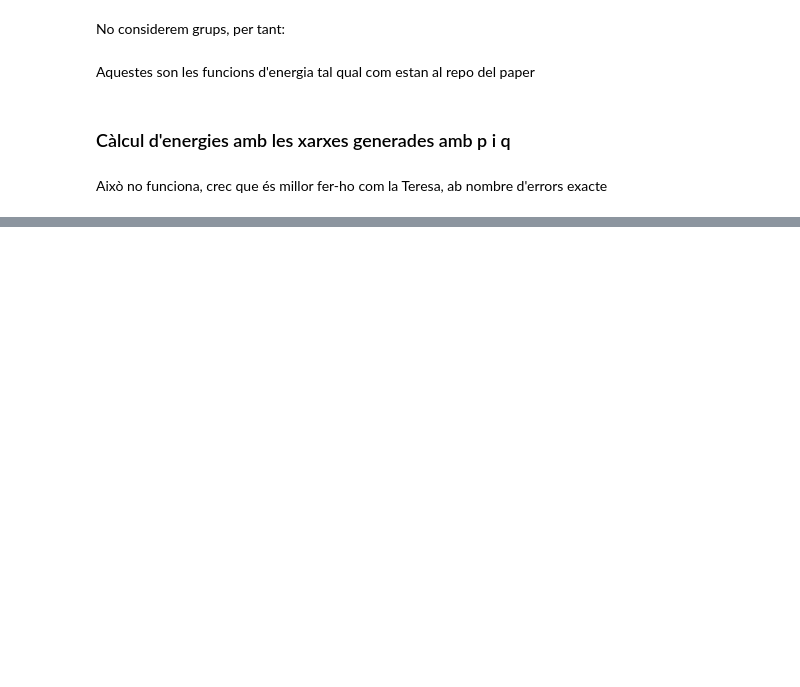
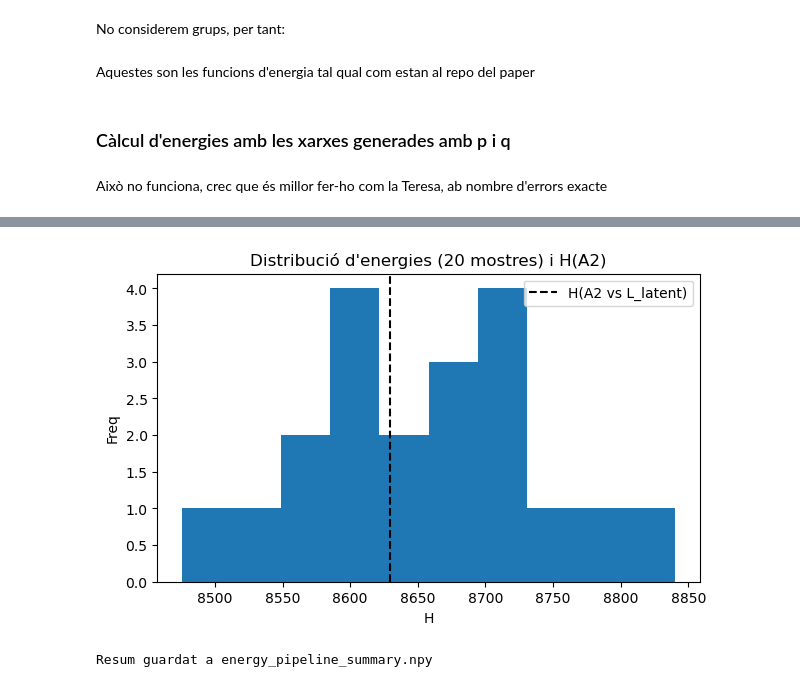
Before and after one commit to cristinacuartero/networkalignment, a Jupyter notebook: crear_blueprint.ipynb, the cells around one changed output, grey strips where cells are left out. Saved outputs shown, nothing was run; the diff lists cells and outputs as text; code cells hidden in the pictures; blank space fills up the shorter version.

```diff
--- a/crear_blueprint.ipynb
+++ b/crear_blueprint.ipynb
@@ -309,7 +309,7 @@ Guardades les xarxes amb errors exactes a: synthetic_repo_errors.npy
 # %% [markdown]
 # Generar xarxes amb p i q
 # %%
-num_networks = 6
+num_networks = 2
 A_test = np.zeros((num_networks, Nx, Nx))
 
 p = p_paper
@@ -611,41 +606,28 @@ def permu_groups(L_f, A_f, start_f):
 # %% [markdown]
 Això no funciona, crec que és millor fer-ho com la Teresa, ab nombre d'errors exacte
 # %%
-'''
-#  ======================================================
-# PIPELINE COMPLET (versió debugable, sense numba/@jit)
-# - Carrega: A2_blueprint.npy i synthetic_paper.npy
-# - Defineix les funcions d'energia del repo (adaptades a Python)
-# - Calcula mapes (permu_groups), overlaps i H per cada xarxa
-# - Construeix L_latent amb L_wiring
-# - Genera 10 mostres de 2 xarxes base i calcula les seves H
-# - Guarda resultats i mostra un histograma
-# ======================================================
 
 import numpy as np
 import math
 import os
 import matplotlib.pyplot as plt
 
-# -------------------------
+
 # Paràmetres i noms fitxers
-# -------------------------
+
 blueprint_file = "A2_blueprint.npy"
 pq_file = "synthetic_paper.npy"    # xarxes generades amb p_paper,q_paper
 out_H_file = "Hs_synthetic_paper.npy"
 alpha, beta = 5, 2
 
-# -------------------------
-# 0) Comprovacions fitxers
-# -------------------------
+# Comprovacions fitxers
+
 if not os.path.exists(blueprint_file):
     raise FileNotFoundError(f"No trobat {blueprint_file}. Guarda'l a la carpeta del notebook abans d'executar.")
 if not os.path.exists(pq_file):
     raise FileNotFoundError(f"No trobat {pq_file}. Genera'l primer amb p_paper/q_paper.")
 
-# -------------------------
-# 1) Carregar dades
-# -------------------------
+# Carregar dades
 L = np.load(blueprint_file).astype(int)     # blueprint A2
 A_pq = np.load(pq_file).astype(int)         # xarxes generades amb p/q
 Nx = L.shape[0]
@@ -654,9 +636,8 @@ K = A_pq.shape[0]
 print("Carregat blueprint:", blueprint_file, "shape:", L.shape, "edges:", int(L.sum()))
 print("Carregades xarxes p/q:", pq_file, "shape:", A_pq.shape)
 
-# -------------------------
-# 2) Funcions del repo (versió Python, sense @jit)
-# -------------------------
+#Funcions tteresa (sense @jit)
+#
 def hamiltonian_prob(Edges_NoL, Edges_L, overlap_0, overlap_1, alpha, beta):
     """Fórmula del repo: retorna H (scalar)"""
     # prints de control (no massa per no saturar)
@@ -743,7 +724,7 @@ def quicksort(array, etiquetas, begin=0, end=None):
 
 def permu_groups(L_f, A_f, start_f):
     """
-    Implementació fidel al repo però en Python sense numba.
+    Implementació com al repo però en Python sense numba.
     Retorna P_todo de forma (2, K, Nx) on:
       P_todo[0] = P_f (map L -> A)
       P_todo[1] = P_inv_f (map A -> L)
@@ -826,27 +807,24 @@ def permu_groups(L_f, A_f, start_f):
     P_todo[1,:,:] = P_inv_f.copy()
     return P_todo
 
-# -------------------------
-# 3) start_groups (del repo)
-# -------------------------
+
+# start_groups (del repo), probablement no caldria però torno a posar
+
 n_groups = 1
 start_groups = np.zeros(1, dtype=int)
 end_groups = np.zeros(1, dtype=int) + Nx
 size_groups = np.zeros(1, dtype=int) + Nx
 print("start_groups:", start_groups, "end_groups:", end_groups)
 
-# -------------------------
-# 4) Calcular mappings (P_f i P_inv)
-# -------------------------
+# Calcular mappings (P_f i P_inv)
+
 print("\nCalculant permutacions (permu_groups) ...")
 P_todo = permu_groups(L, A_pq, start_groups)
 P_f = P_todo[0,:,:]
 P_inv_f = P_todo[1,:,:]
 print("P_inv_f shape:", P_inv_f.shape)
 
-# -------------------------
 # 5) Calcular overlaps per xarxa i H per xarxa
-# -------------------------
 print("\nCalculant overlaps per xarxa ... (aixo pot trigar una mica segons Nx i K)")
 ovlp_0_vec, ovlp_1_vec = overlap_total_prob_per_network(L, A_pq, P_inv_f)
 Edges_L = int(L.sum())
@@ -864,18 +842,17 @@ for k in range(K):
 np.save(out_H_file, Hs)
 print("\nHs guardats a", out_H_file)
 
-# -------------------------
-# 6) Construir L_latent via L_wiring (utilitzant el mapping P_inv_f)
-# -------------------------
+# Construir L_latent via L_wiring (utilitzant el mapping P_inv_f)
+
 print("\nConstruint L_latent via L_wiring (majority wiring) ...")
 L_latent = L_wiring(A_pq, P_inv_f)
 print("L_latent shape, edges:", L_latent.shape, int(L_latent.sum()))
 np.save("L_latent_from_pq.npy", L_latent)
 print("L_latent guardat a L_latent_from_pq.npy")
 
-# -------------------------
-# 7) Generar 10 mostres per dues xarxes base i calcular H per mostra
-# -------------------------
+
+# Generar 10 mostres per dues xarxes base i calcular H per mostra
+#
 def sample_from_base(A_base, p, q, n_samples=10, seed=123):
     rng = np.random.default_rng(seed)
     samples = np.zeros((n_samples, Nx, Nx), dtype=int)
@@ -901,10 +878,8 @@ q_used = 0.15
 samples0 = sample_from_base(base0, p_used, q_used, n_samples=10, seed=1)
 samples1 = sample_from_base(base1, p_used, q_used, n_samples=10, seed=2)
 
-# -----------------------------
-# Funció robusta per calcular H de samples amb mappings repetits
-# (Col·loca aquesta definició AQUI, abans de cridar compute_Hs_for_samples)
-# -----------------------------
+
+# Funció per calcular H de samples amb mappings repetits
 def compute_Hs_for_samples(samples, L_ref, P_inv_for_samples, alpha=alpha, beta=beta):
     n_samples = samples.shape[0]
     Nx_local = L_ref.shape[0]
@@ -945,9 +920,9 @@ def compute_Hs_for_samples(samples, L_ref, P_inv_for_samples, alpha=alpha, beta=
         Hs_local[i] = hamiltonian_prob(Edges_NoLref, Edges_Lref, int(ov0[i]), int(ov1[i]), alpha, beta)
     return Hs_local
 
-# -----------------------------
-# Ara cridem la funció (amb el mapping de la base)
-# -----------------------------
+
+#cridem funció
+
 P_inv_base0 = P_inv_f[0]
 P_inv_base1 = P_inv_f[1]
 Hs0 = compute_Hs_for_samples(samples0, L_latent, P_inv_base0)
@@ -956,9 +931,9 @@ print("Hs0:", Hs0)
 print("Hs1:", Hs1)
 
 
-# -------------------------
-# 8) Histograma i H(A2) respecte L_latent
-# -------------------------
+
+# Plot
+
 Hs_all = np.concatenate([Hs0, Hs1])
 # H de la blueprint A2 respecte L_latent:
 ov0_blue, ov1_blue = overlap_total_prob_per_network(L_latent, L.reshape(1,Nx,Nx), P_inv_f)
@@ -976,9 +951,8 @@ plt.xlabel("H")
 plt.ylabel("Freq")
 plt.show()
 
-# -------------------------
+
 # 9) Guardar resum
-# -------------------------
 summary = {
     'Hs_per_network': Hs.tolist(),
     'Hs_samples0': Hs0.tolist(),
@@ -988,5 +962,4 @@ summary = {
 }
 np.save("energy_pipeline_summary.npy", summary)
 print("\nResum guardat a energy_pipeline_summary.npy")
-'''
 # %% [output]
@@ -993,0 +983,2 @@ print("\nResum guardat a energy_pipeline_summary.npy")
+[figure, added]
+Resum guardat a energy_pipeline_summary.npy
```
Also changed, not shown: parts of 15 cells of this notebook, 9 other files.
